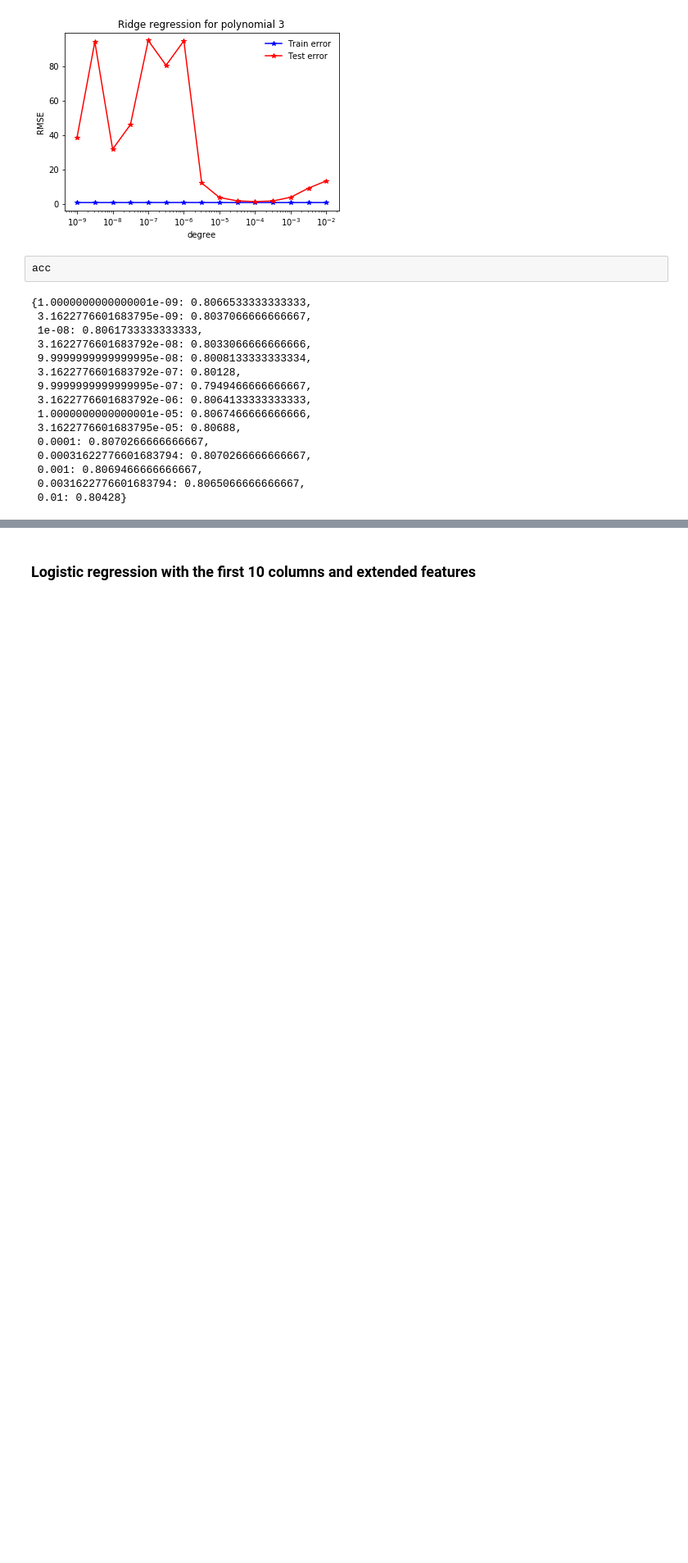
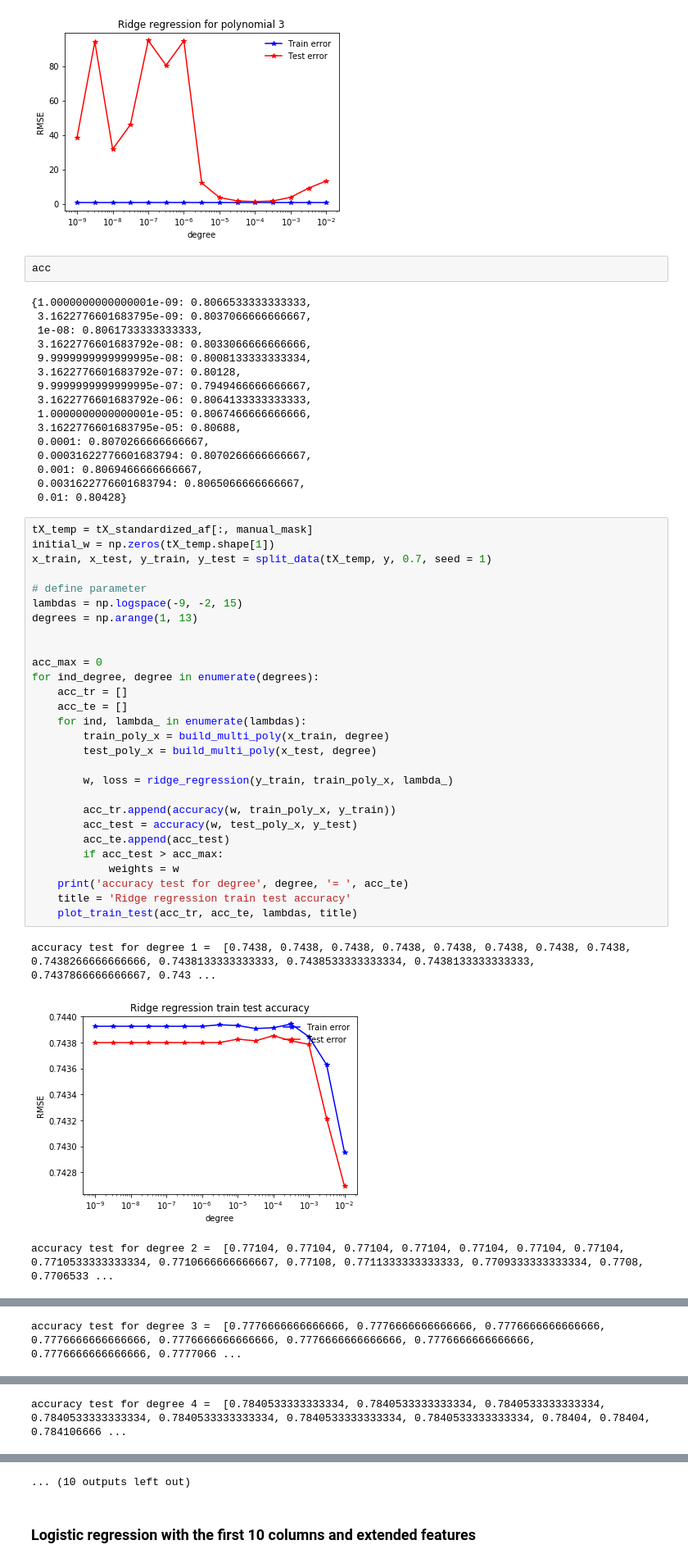
Before and after one commit to jlabhard/ML_course, a Jupyter notebook: projects/project1/scripts/project1.ipynb, the cells around one changed output, grey strips where cells are left out. Shown at 82% size. Drawn from its saved outputs; the diff is of its cells as text; blank space fills up the shorter version.

```diff
--- a/projects/project1/scripts/project1.ipynb
+++ b/projects/project1/scripts/project1.ipynb
@@ -308,3 +345,35 @@ acc
  0.001: 0.8069466666666667,
  0.0031622776601683794: 0.8065066666666667,
  0.01: 0.80428}
+# %%
+tX_temp = tX_standardized_af[:, manual_mask]
+initial_w = np.zeros(tX_temp.shape[1])
+x_train, x_test, y_train, y_test = split_data(tX_temp, y, 0.7, seed = 1)
+
+# define parameter
+lambdas = np.logspace(-9, -2, 15)
+degrees = np.arange(1, 13)
+
+
+acc_max = 0
+for ind_degree, degree in enumerate(degrees):
+    acc_tr = []
+    acc_te = []
+    for ind, lambda_ in enumerate(lambdas):
+        train_poly_x = build_multi_poly(x_train, degree)
+        test_poly_x = build_multi_poly(x_test, degree)
+
+        w, loss = ridge_regression(y_train, train_poly_x, lambda_)
+
+        acc_tr.append(accuracy(w, train_poly_x, y_train))
+        acc_test = accuracy(w, test_poly_x, y_test)
+        acc_te.append(acc_test)
+        if acc_test > acc_max:
+            weights = w
+    print('accuracy test for degree', degree, '= ', acc_te)
+    title = 'Ridge regression train test accuracy'
+    plot_train_test(acc_tr, acc_te, lambdas, title)
+# %% [output]
+accuracy test for degree 1 =  [0.7438, 0.7438, 0.7438, 0.7438, 0.7438, 0.7438, 0.7438, 0.7438, 0.7438266666666666, 0.7438133333333333, 0.7438533333333334, 0.7438133333333333, 0.7437866666666667, 0.743 ...
+[figure, added]
+accuracy test for degree 2 =  [0.77104, 0.77104, 0.77104, 0.77104, 0.77104, 0.77104, 0.77104, 0.7710533333333334, 0.7710666666666667, 0.77108, 0.7711333333333333, 0.7709333333333334, 0.7708, 0.7706533 ...
@@ -310,0 +381 @@ acc
+accuracy test for degree 3 =  [0.7776666666666666, 0.7776666666666666, 0.7776666666666666, 0.7776666666666666, 0.7776666666666666, 0.7776666666666666, 0.7776666666666666, 0.7776666666666666, 0.7777066 ...
@@ -310,0 +383 @@ acc
+accuracy test for degree 4 =  [0.7840533333333334, 0.7840533333333334, 0.7840533333333334, 0.7840533333333334, 0.7840533333333334, 0.7840533333333334, 0.7840533333333334, 0.78404, 0.78404, 0.784106666 ...
@@ -311,3 +389,4 @@ acc
+... (10 outputs left out)
 # %% [markdown]
 ### Logistic regression with the first 10 columns and extended features
 # %%
```
Also changed, not shown: parts of 4 cells of this notebook, 1 other file.
